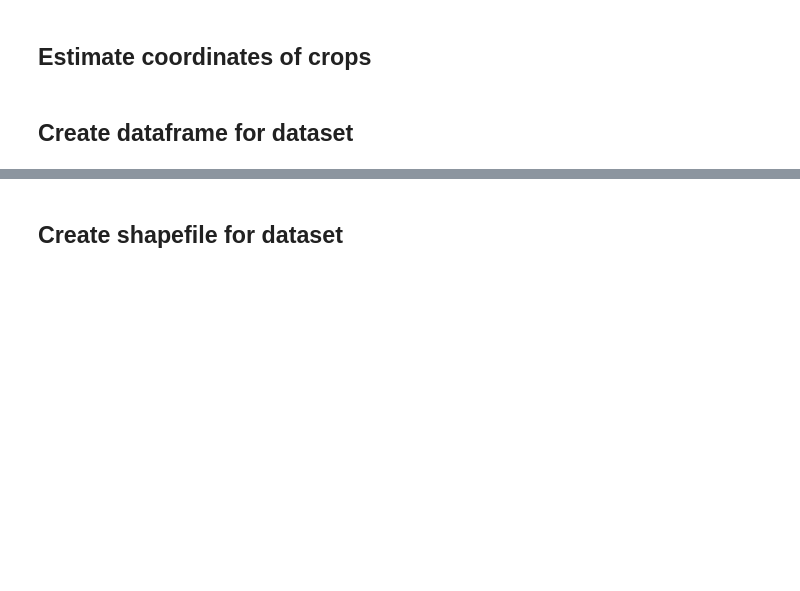
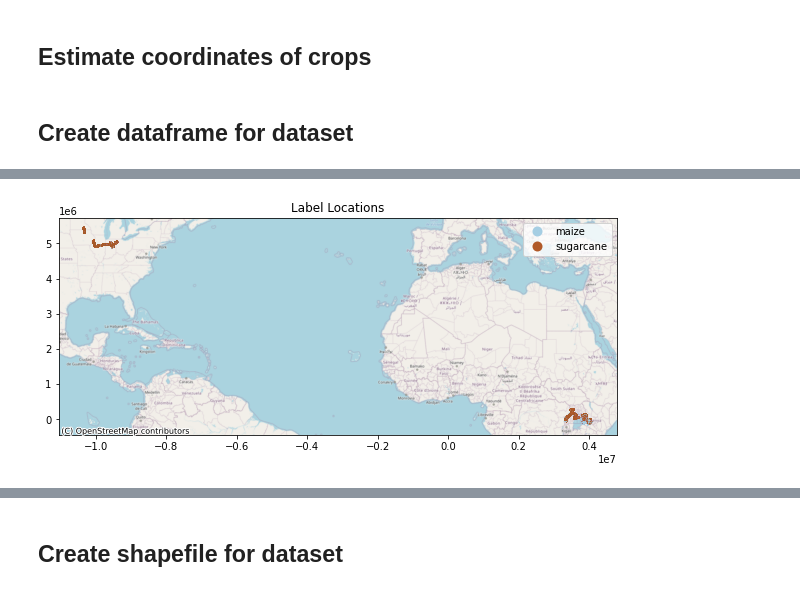
Before and after one commit to nasaharvest/street2sat, a Jupyter notebook: notebooks/db_to_shapefile.ipynb, the cells around one changed output, grey strips where cells are left out. Cells and saved outputs as stored; diff of their text form; code cells hidden in the pictures; blank space fills up the shorter version.

```diff
--- a/notebooks/db_to_shapefile.ipynb
+++ b/notebooks/db_to_shapefile.ipynb
@@ -132,3 +153,20 @@ df.head()
 # %%
 gdf = geopandas.GeoDataFrame(
     df, geometry=geopandas.points_from_xy(df.lon, df.lat, crs='EPSG:4326'))
+# %%
+if num_yolov5_preds > 1000000:
+    print("Lot's of predictions, this will take a lot of memory")
+
+ax = gdf.to_crs('EPSG:3857').plot(
+    figsize=(10, 30),
+    marker='o',
+    column='crop',
+    categorical=True,
+    markersize=1,
+    cmap='Paired',
+    legend=True
+)
+ax.set_title("Label Locations")
+cx.add_basemap(ax, source=cx.providers.OpenStreetMap.Mapnik)
+# %% [output]
+[figure, added]
```
Also changed, not shown: parts of 16 cells of this notebook.
